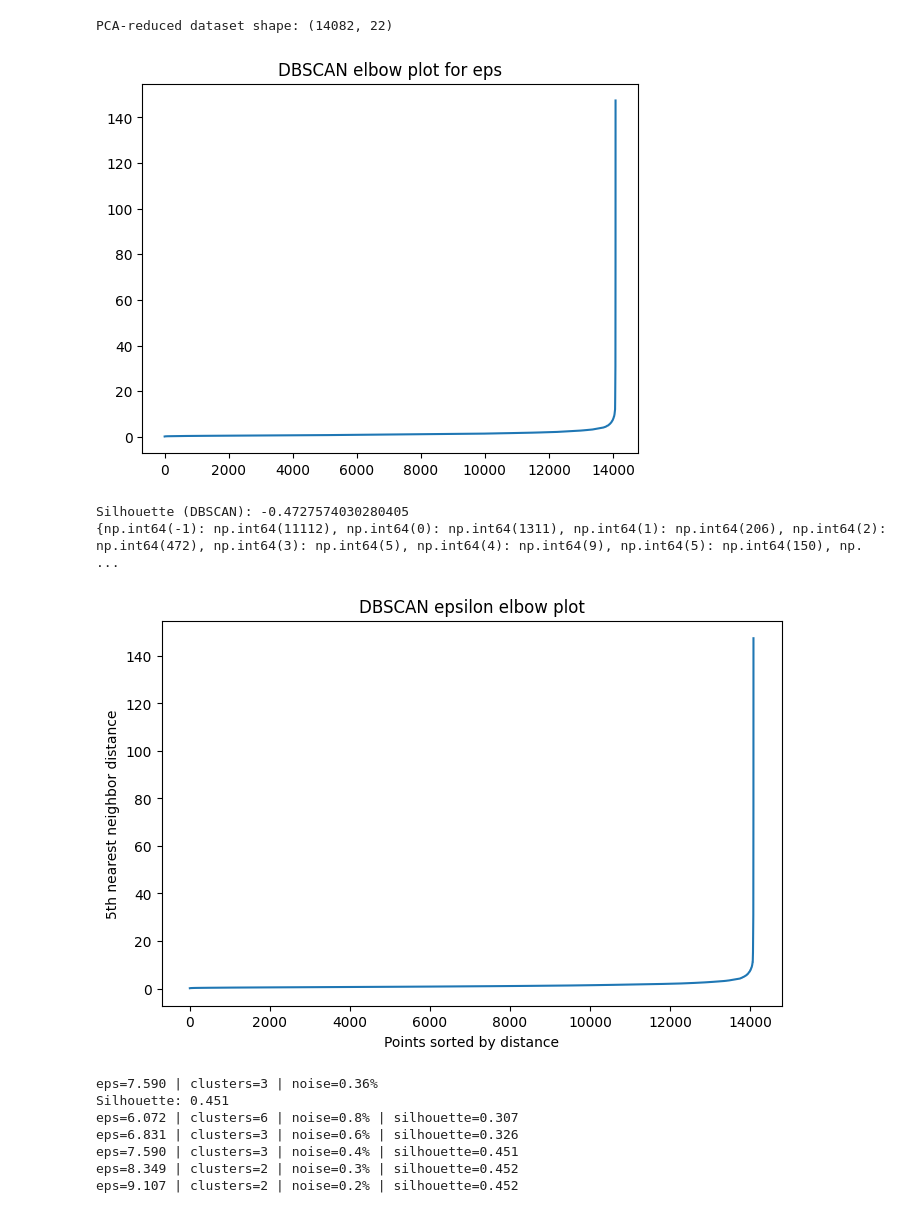
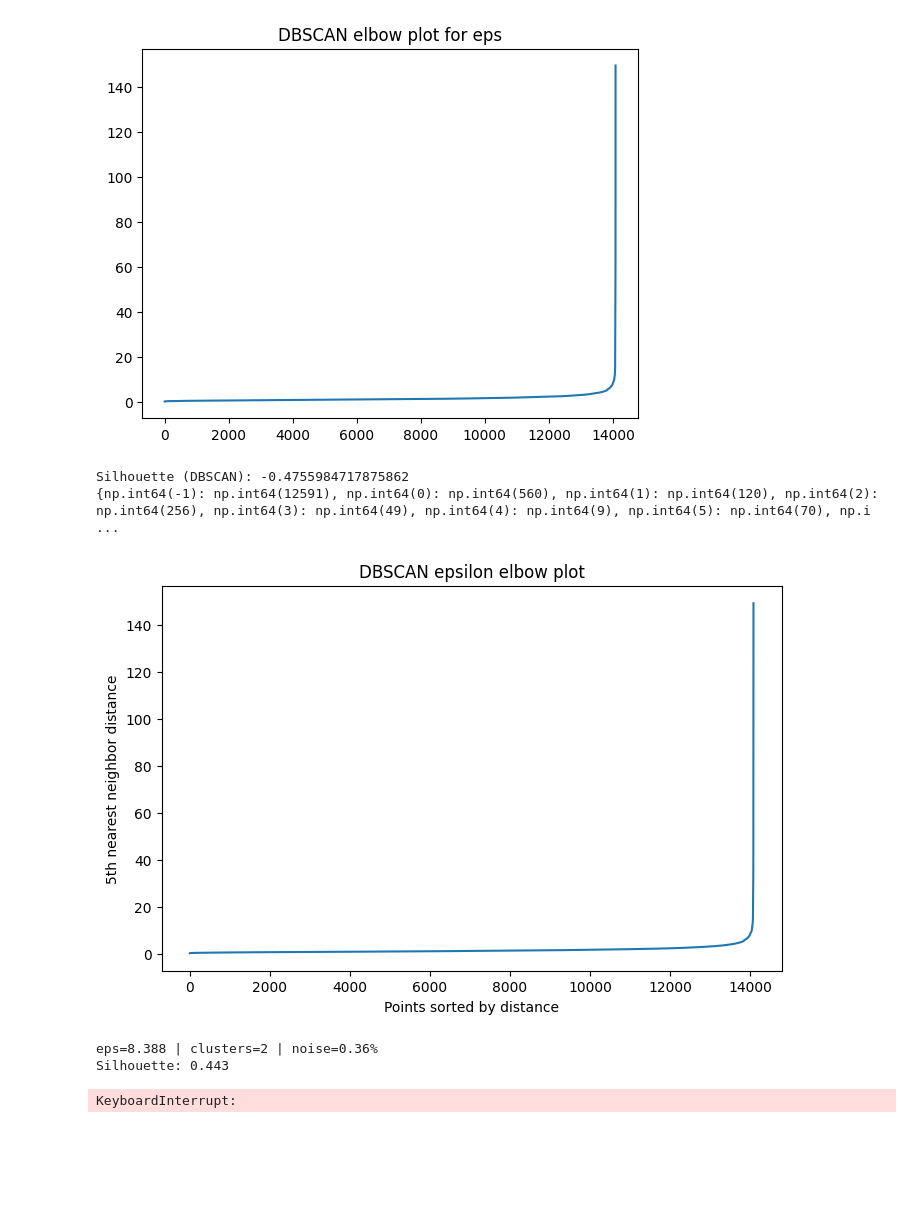
Before and after one commit to leopasq24/DataMining, a Jupyter notebook: clustering.ipynb, the cells around one changed output. Cells and saved outputs as stored; diff of their text form; code cells hidden in the pictures; blank space fills up the shorter version.

```diff
--- a/clustering.ipynb
+++ b/clustering.ipynb
@@ -7,6 +88,4 @@ import seaborn as sns
 # %%
-from sklearn.preprocessing import StandardScaler
-from sklearn.decomposition import PCA
 import warnings
 warnings.filterwarnings("ignore", category=RuntimeWarning)
 
@@ -19,41 +98,17 @@ df_num = df.select_dtypes(include=['float64', 'int64']).dropna()
 scaler = StandardScaler()
 X_scaled = scaler.fit_transform(df_num)
 
-# Reduce dimensionality with PCA (keep 95% variance)
-pca = PCA(n_components=0.95)
-X_pca = pca.fit_transform(X_scaled)
-
-print(f"PCA-reduced dataset shape: {X_pca.shape}")
-
-#scaling, normalization
-from sklearn.preprocessing import StandardScaler, MinMaxScaler
-
-#kmeans, dbscan, hierarchical (sklearn)
-from sklearn.cluster import KMeans, DBSCAN, AgglomerativeClustering
-
-#evaluation
-from sklearn.metrics import silhouette_score
-
-#distance matrix (dbscan elbow, hierarchical)
-from scipy.spatial.distance import pdist, squareform
-
-# hierarchical (scipy)
-from scipy.cluster.hierarchy import linkage, dendrogram, fcluster
-
-# --- DBSCAN (with distance-based eps tuning) ---
-from sklearn.neighbors import NearestNeighbors
-
 neighbors = NearestNeighbors(n_neighbors=5)
-neighbors_fit = neighbors.fit(X_pca)
-distances, indices = neighbors_fit.kneighbors(X_pca)
+neighbors_fit = neighbors.fit(X_scaled)
+distances, indices = neighbors_fit.kneighbors(X_scaled)
 distances = np.sort(distances[:,4])
 plt.plot(distances)
 plt.title("DBSCAN elbow plot for eps")
 plt.show()
 
 # Example model
-db = DBSCAN(eps=0.5, min_samples=5).fit(X_pca)
-print("Silhouette (DBSCAN):", silhouette_score(X_pca, db.labels_))
+db = DBSCAN(eps=0.5, min_samples=5).fit(X_scaled)
+print("Silhouette (DBSCAN):", silhouette_score(X_scaled, db.labels_))
 
 unique, counts = np.unique(db.labels_, return_counts=True)
 cluster_summary = dict(zip(unique, counts))
@@ -61,48 +116,43 @@ print(cluster_summary)
 
 # Find the elbow point
 neighbors = NearestNeighbors(n_neighbors=5)
-neighbors_fit = neighbors.fit(X_pca)
-distances, indices = neighbors_fit.kneighbors(X_pca)
+neighbors_fit = neighbors.fit(X_scaled)
+distances, indices = neighbors_fit.kneighbors(X_scaled)
 distances = np.sort(distances[:, 4])
 
 plt.figure(figsize=(8,5))
 plt.plot(distances)
 plt.title("DBSCAN epsilon elbow plot")
 plt.xlabel("Points sorted by distance")
 plt.ylabel("5th nearest neighbor distance")
 plt.show()
 
 eps_val = distances[14000]   # value at the elbow
-db = DBSCAN(eps=eps_val, min_samples=5).fit(X_pca)
+db = DBSCAN(eps=eps_val, min_samples=5).fit(X_scaled)
 
 labels = db.labels_
 n_clusters = len(set(labels)) - (1 if -1 in labels else 0)
 noise_ratio = list(labels).count(-1) / len(labels)
 
 print(f"eps={eps_val:.3f} | clusters={n_clusters} | noise={noise_ratio:.2%}")
 
 if n_clusters > 1:
-    sil = silhouette_score(X_pca, labels)
+    sil = silhouette_score(X_scaled, labels)
     print(f"Silhouette: {sil:.3f}")
 
 for eps in np.linspace(eps_val*0.8, eps_val*1.2, 5):
-    db = DBSCAN(eps=eps, min_samples=5).fit(X_pca)
+    db = DBSCAN(eps=eps, min_samples=5).fit(X_scaled)
     labels = db.labels_
     n_clusters = len(set(labels)) - (1 if -1 in labels else 0)
     noise_ratio = list(labels).count(-1) / len(labels)
     if n_clusters > 1:
-        sil = silhouette_score(X_pca, labels)
+        sil = silhouette_score(X_scaled, labels)
         print(f"eps={eps:.3f} | clusters={n_clusters} | noise={noise_ratio:.1%} | silhouette={sil:.3f}")
 # %% [output]
+[figure, new version]
-PCA-reduced dataset shape: (14082, 22)
+Silhouette (DBSCAN): -0.4755984717875862
+{np.int64(-1): np.int64(12591), np.int64(0): np.int64(560), np.int64(1): np.int64(120), np.int64(2): np.int64(256), np.int64(3): np.int64(49), np.int64(4): np.int64(9), np.int64(5): np.int64(70), np.i ...
-[figure, old version]
+[figure, new version]
-Silhouette (DBSCAN): -0.4727574030280405
-{np.int64(-1): np.int64(11112), np.int64(0): np.int64(1311), np.int64(1): np.int64(206), np.int64(2): np.int64(472), np.int64(3): np.int64(5), np.int64(4): np.int64(9), np.int64(5): np.int64(150), np. ...
+eps=8.388 | clusters=2 | noise=0.36%
+Silhouette: 0.443
-[figure, old version]
-eps=7.590 | clusters=3 | noise=0.36%
-Silhouette: 0.451
-eps=6.072 | clusters=6 | noise=0.8% | silhouette=0.307
-eps=6.831 | clusters=3 | noise=0.6% | silhouette=0.326
-eps=7.590 | clusters=3 | noise=0.4% | silhouette=0.451
-eps=8.349 | clusters=2 | noise=0.3% | silhouette=0.452
-eps=9.107 | clusters=2 | noise=0.2% | silhouette=0.452
+KeyboardInterrupt:
```
Also changed, not shown: parts of 7 cells of this notebook.
